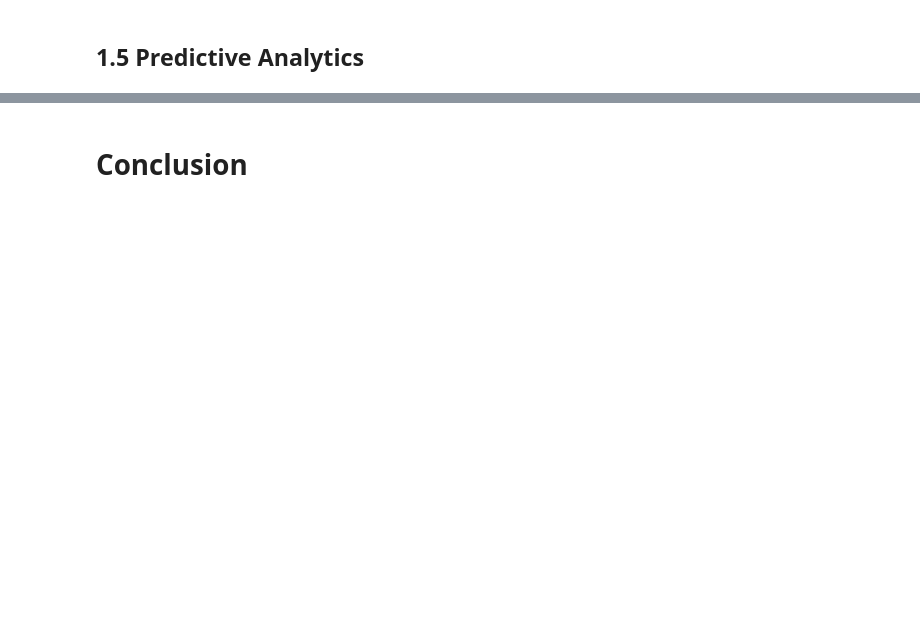
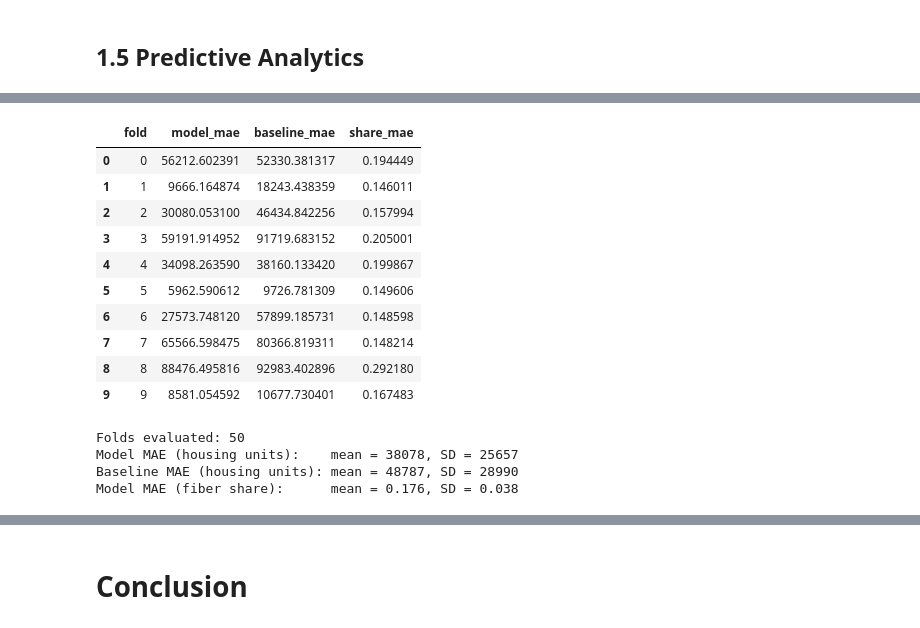
Before and after one commit to shikhar42/NYC_BroadbandAnalysis_Prediction, a Jupyter notebook: FinalProject.ipynb, the cells around one changed output, grey strips where cells are left out. Saved outputs shown, nothing was run; the diff lists cells and outputs as text; code cells hidden in the pictures; blank space fills up the shorter version.

```diff
--- a/FinalProject.ipynb
+++ b/FinalProject.ipynb
@@ -474,4 +516,5 @@ train, test = train_test_split(data_county, test_size=0.2)
 # %%
-#Performing the Multiple Linear Regression
+# Performing the Multiple Linear Regression on the fiber *share*
 X = data_county[['2010 Muni Housing Units','2010 Muni Population','Muni Area (sq mi)','# Cable Providers','# Hse Units Cable','# of DSL Providers','# Hse Units DSL']] # here we have 7 predictor variables for multiple regression.
-Y = data_county['# Hse Units Fiber']
+housing_units = data_county['2010 Muni Housing Units']
+y_share = data_county['# Hse Units Fiber'] / housing_units  # outcome: share of housing units with fiber (0 to 1)
@@ -508,0 +536,31 @@ R-Squared value of 0.85 indicates that a 85 % variation in our dependent variabl
+# %%
+# Repeated K-fold cross-validation (5 folds x 10 repeats, fixed seed 42),
+# replacing the single 13-row test set. The model predicts the fiber share;
+# predictions are clipped to a share in [0, 1] and a count in
+# [0, housing units]. The baseline is the training folds' mean fiber share
+# times each county's housing units, scored on the same folds.
+cv_folds, cv_summary = repeated_cv_mae(X, y_share, housing_units,
+                                       n_splits=5, n_repeats=10, random_state=42)
+cv_folds.head(10)
+# %% [output]
+|  | fold | model_mae | baseline_mae | share_mae |
+| 0 | 0 | 56212.602391 | 52330.381317 | 0.194449 |
+| 1 | 1 | 9666.164874 | 18243.438359 | 0.146011 |
+| 2 | 2 | 30080.053100 | 46434.842256 | 0.157994 |
+| 3 | 3 | 59191.914952 | 91719.683152 | 0.205001 |
+| 4 | 4 | 34098.263590 | 38160.133420 | 0.199867 |
+| 5 | 5 | 5962.590612 | 9726.781309 | 0.149606 |
+| 6 | 6 | 27573.748120 | 57899.185731 | 0.148598 |
+| 7 | 7 | 65566.598475 | 80366.819311 | 0.148214 |
+| 8 | 8 | 88476.495816 | 92983.402896 | 0.292180 |
+| 9 | 9 | 8581.054592 | 10677.730401 | 0.167483 |
+# %%
+print('Folds evaluated:', cv_summary['n_folds'])
+print('Model MAE (housing units):    mean = {:.0f}, SD = {:.0f}'.format(cv_summary['model_mae_mean'], cv_summary['model_mae_sd']))
+print('Baseline MAE (housing units): mean = {:.0f}, SD = {:.0f}'.format(cv_summary['baseline_mae_mean'], cv_summary['baseline_mae_sd']))
+print('Model MAE (fiber share):      mean = {:.3f}, SD = {:.3f}'.format(cv_summary['share_mae_mean'], cv_summary['share_mae_sd']))
+# %% [output]
+Folds evaluated: 50
+Model MAE (housing units):    mean = 38078, SD = 25657
+Baseline MAE (housing units): mean = 48787, SD = 28990
+Model MAE (fiber share):      mean = 0.176, SD = 0.038
```
Also changed, not shown: parts of 50 cells of this notebook, 1 other file.
